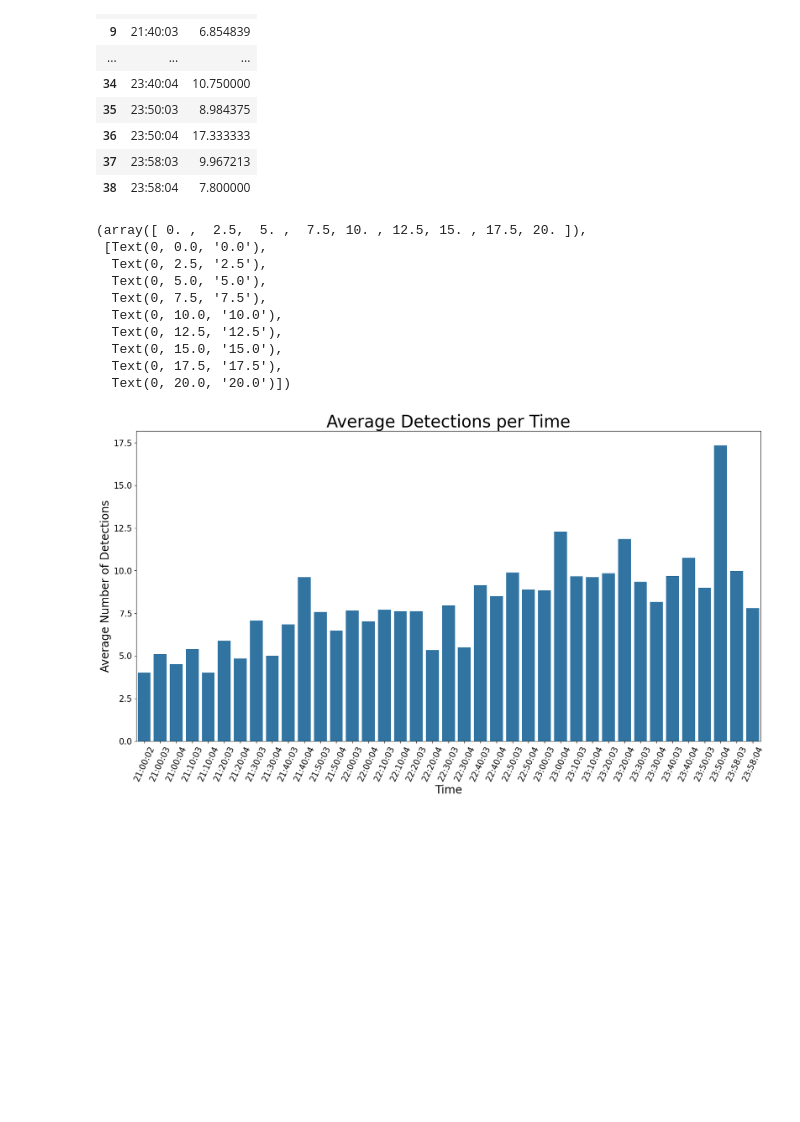
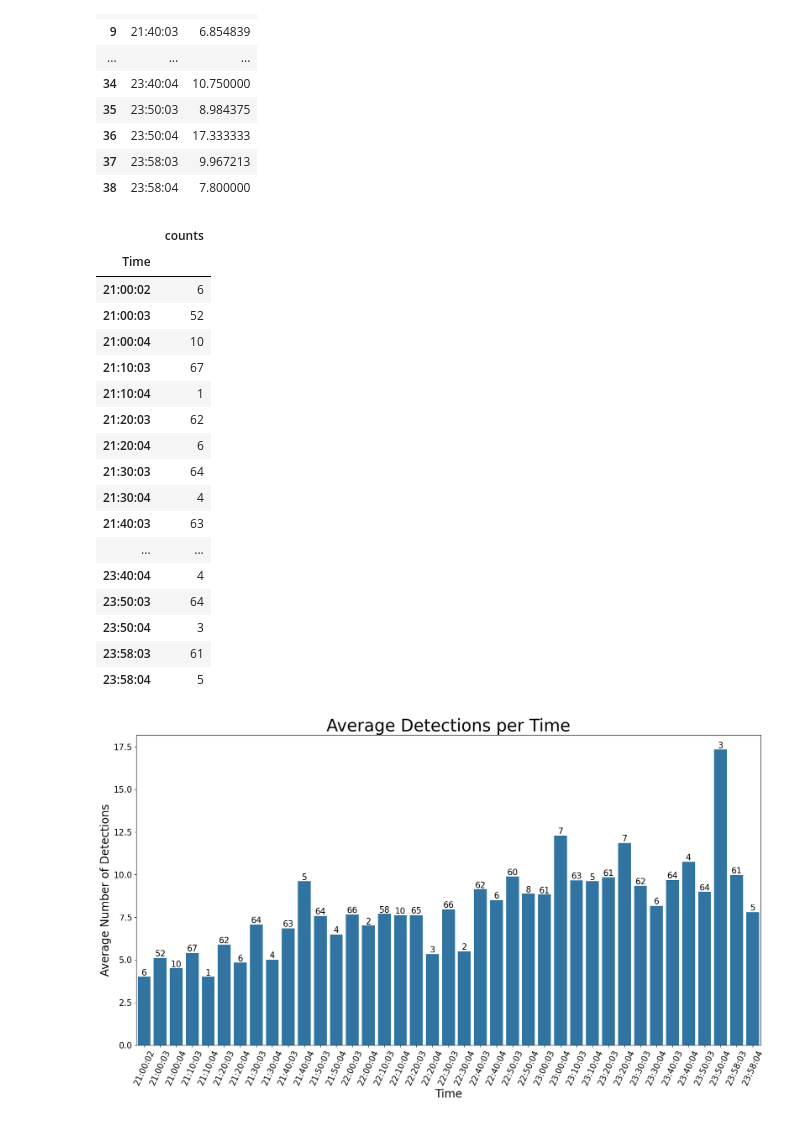
Before and after one commit to SanjanaYasna/mothitor_code, a Jupyter notebook: efficientnet_data/results/notebooks/parse_detections.ipynb, the cells around one changed output. Drawn from its saved outputs; the diff is of its cells as text; code cells hidden in the pictures; blank space fills up the shorter version.

```diff
--- a/efficientnet_data/results/notebooks/parse_detections.ipynb
+++ b/efficientnet_data/results/notebooks/parse_detections.ipynb
@@ -92,26 +98,47 @@ time_counts
 | 36 | 23:50:04 | 17.333333 |
 | 37 | 23:58:03 | 9.967213 |
 | 38 | 23:58:04 | 7.800000 |
+# %%
+imgData = pd.read_csv("/work/pi_mrobson_smith_edu/mothitor/code_main/efficientnet_data/imgData.csv")
+# %%
+#find counts by time
+time_counts_img = imgData.groupby(['Time']).size().to_frame(name='counts')
+#remove 14:07:47
+time_counts_img = time_counts_img[time_counts_img.index != '14:07:47']
+# %%
+time_counts_img
+# %% [output]
+|  | counts |
+| Time |  |
+| 21:00:02 | 6 |
+| 21:00:03 | 52 |
+| 21:00:04 | 10 |
+| 21:10:03 | 67 |
+| 21:10:04 | 1 |
+| 21:20:03 | 62 |
+| 21:20:04 | 6 |
+| 21:30:03 | 64 |
+| 21:30:04 | 4 |
+| 21:40:03 | 63 |
+| ... | ... |
+| 23:40:04 | 4 |
+| 23:50:03 | 64 |
+| 23:50:04 | 3 |
+| 23:58:03 | 61 |
+| 23:58:04 | 5 |
 # %%
 #put as barplot timecounts
 import matplotlib.pyplot as plt
 import seaborn as sns
 plt.figure(figsize=(20,10))
 sns.barplot(x='time', y='counts', data=time_counts)
 plt.title('Average Detections per Time', size=30)
 plt.xlabel('Time', size=20)
 plt.xticks(rotation=65, size=15)
 plt.ylabel('Average Number of Detections', size=20)
 plt.yticks(size=15)
+#on top of each bar, also put # images by time_img
+for i in range(len(time_counts)):
+    plt.text(i, time_counts['counts'][i], str(time_counts_img['counts'][i]), ha='center', va='bottom', fontsize=15)
 # %% [output]
-(array([ 0. ,  2.5,  5. ,  7.5, 10. , 12.5, 15. , 17.5, 20. ]),
- [Text(0, 0.0, '0.0'),
-  Text(0, 2.5, '2.5'),
-  Text(0, 5.0, '5.0'),
-  Text(0, 7.5, '7.5'),
-  Text(0, 10.0, '10.0'),
-  Text(0, 12.5, '12.5'),
-  Text(0, 15.0, '15.0'),
-  Text(0, 17.5, '17.5'),
-  Text(0, 20.0, '20.0')])
-[figure, old version]
+[figure, new version]
```
Also changed, not shown: parts of 28 cells of this notebook, 26 other files.
